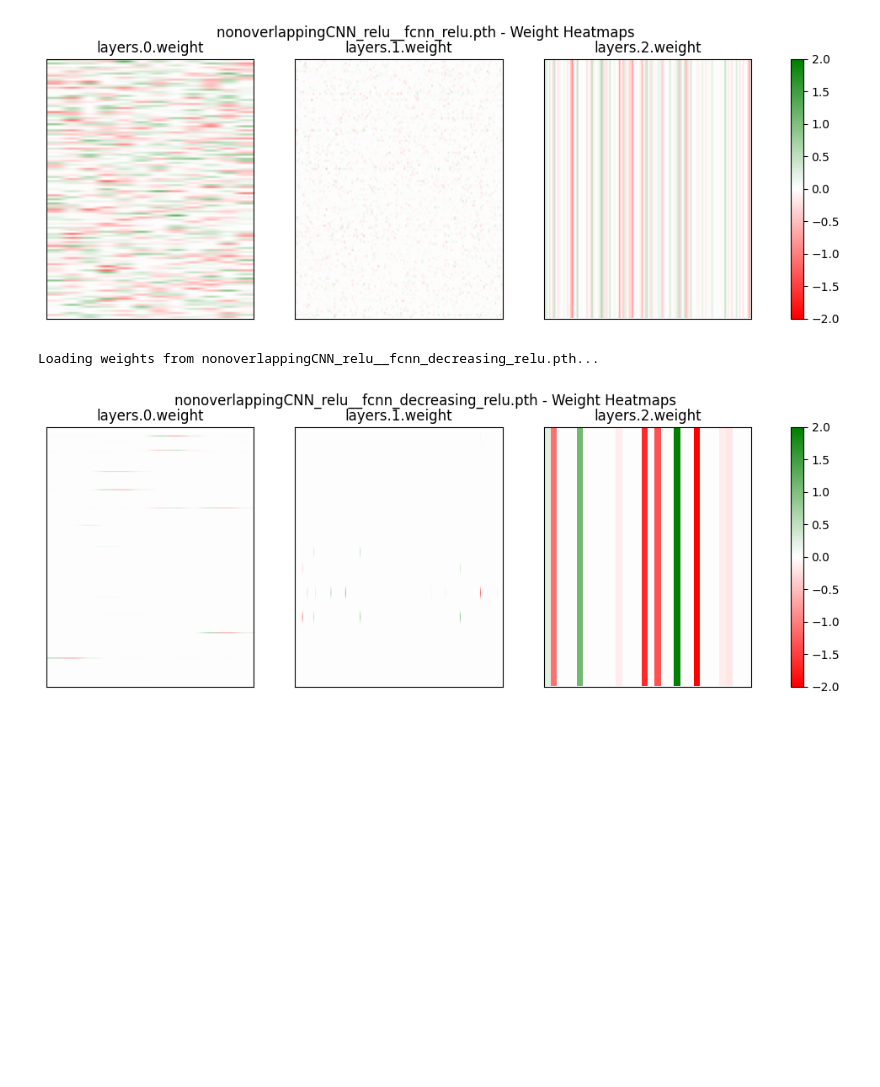
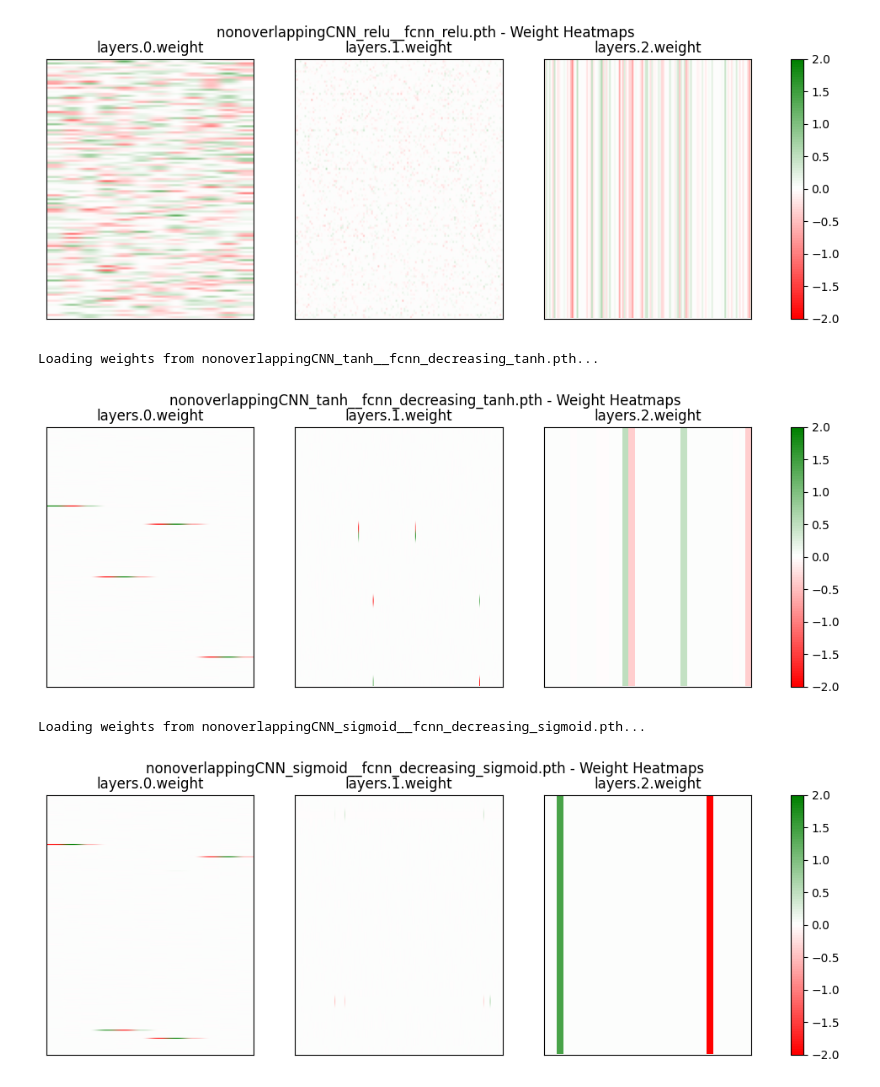
Before and after one commit to laschulz/investigating_sparseNN, a Jupyter notebook: src/plot.ipynb, the cells around one changed output. Drawn from its saved outputs; the diff is of its cells as text; code cells hidden in the pictures; blank space fills up the shorter version.

```diff
--- a/src/plot.ipynb
+++ b/src/plot.ipynb
@@ -101,8 +91,10 @@ Loading weights from nonoverlappingCNN_tanh__fcnn_tanh.pth...
 Loading weights from nonoverlappingCNN_relu__fcnn_relu.pth...
 [figure]
 # %%
-directory = "../experiment_output/experiments_20032025"
+directory = "../experiment_output/experiments_22032025"
 create_all_heatmaps(directory)
 # %% [output]
-Loading weights from nonoverlappingCNN_relu__fcnn_decreasing_relu.pth...
+Loading weights from nonoverlappingCNN_tanh__fcnn_decreasing_tanh.pth...
-[figure, old version]
+[figure, new version]
+Loading weights from nonoverlappingCNN_sigmoid__fcnn_decreasing_sigmoid.pth...
+[figure, added]
```
Also changed, not shown: parts of 1 cell of this notebook, 18 other files.
